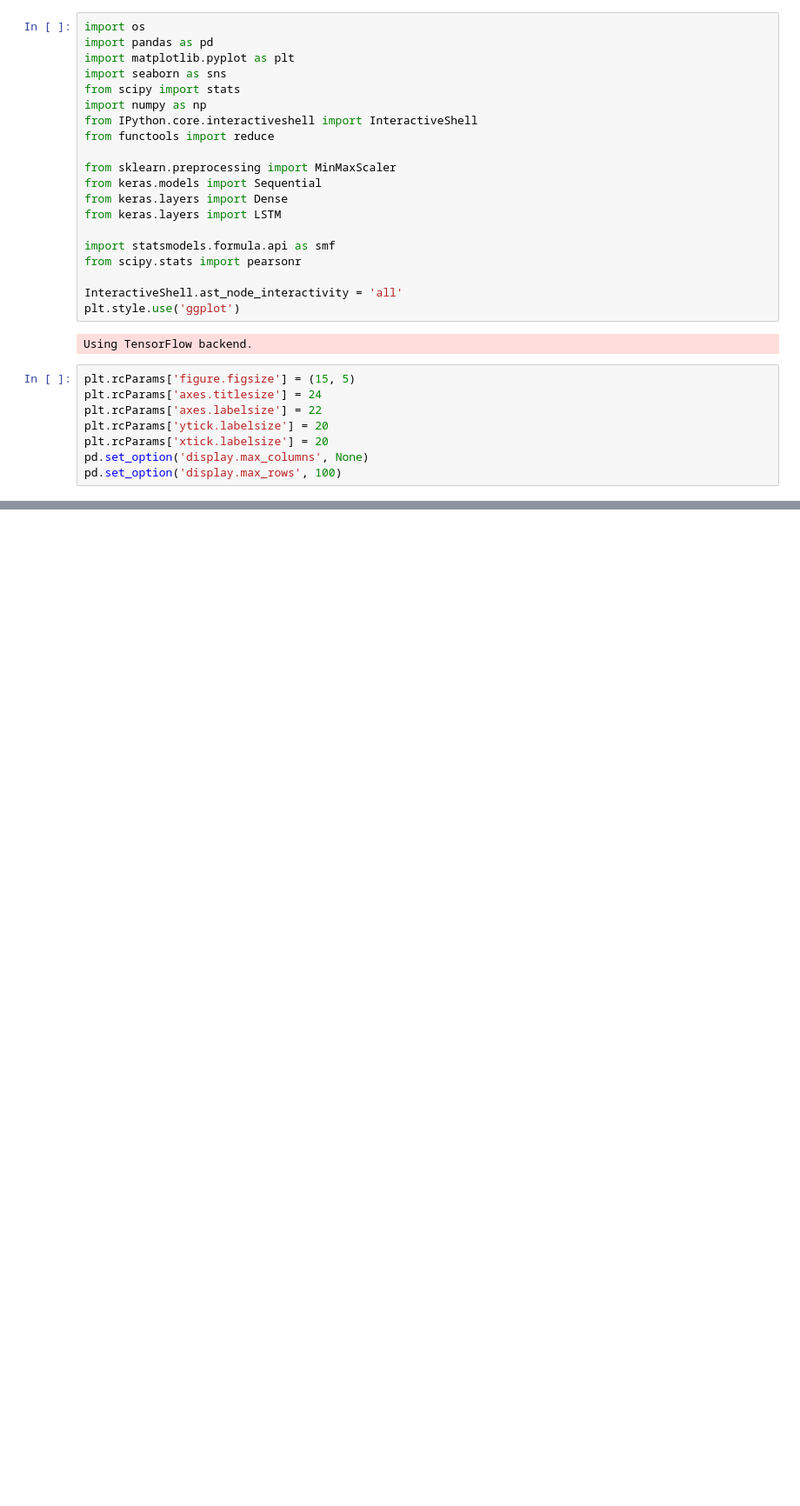
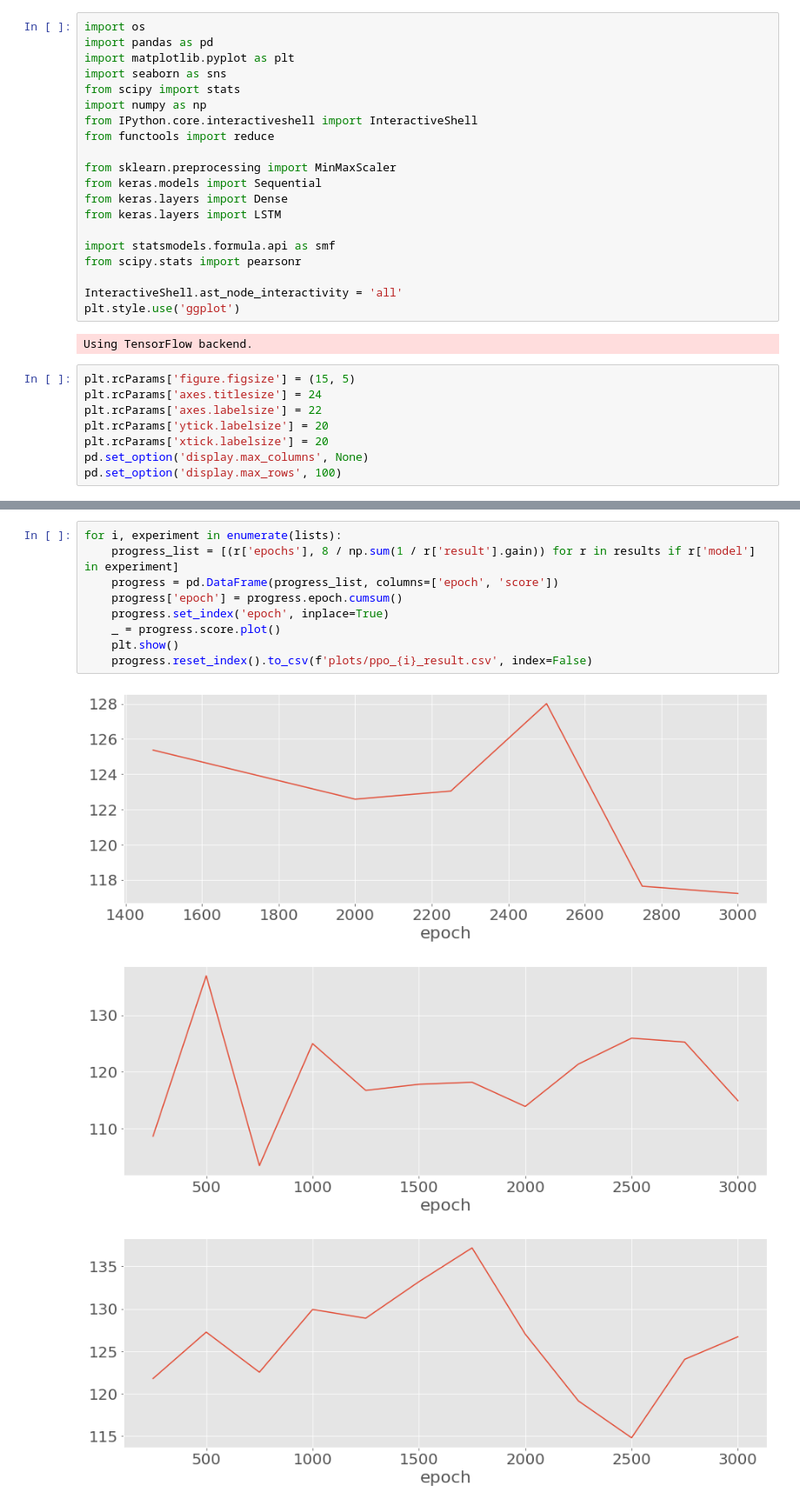
Before and after one commit to gabrielxzc/evoman-game-playing-competition-WCCI-2020, a Jupyter notebook: report_helper.ipynb, the cells around one changed output, grey strips where cells are left out. Shown at 87% size. Drawn from its saved outputs; the diff is of its cells as text; blank space fills up the shorter version.

```diff
--- a/report_helper.ipynb
+++ b/report_helper.ipynb
@@ -74,0 +91,13 @@ pd.DataFrame(df_list)
+# %%
+for i, experiment in enumerate(lists):
+    progress_list = [(r['epochs'], 8 / np.sum(1 / r['result'].gain)) for r in results if r['model'] in experiment]
+    progress = pd.DataFrame(progress_list, columns=['epoch', 'score'])
+    progress['epoch'] = progress.epoch.cumsum()
+    progress.set_index('epoch', inplace=True)
+    _ = progress.score.plot()
+    plt.show()
+    progress.reset_index().to_csv(f'plots/ppo_{i}_result.csv', index=False)
+# %% [output]
+[figure, added]
+[figure, added]
+[figure, added]
```
Also changed, not shown: parts of 6 cells of this notebook, 18 other files.
